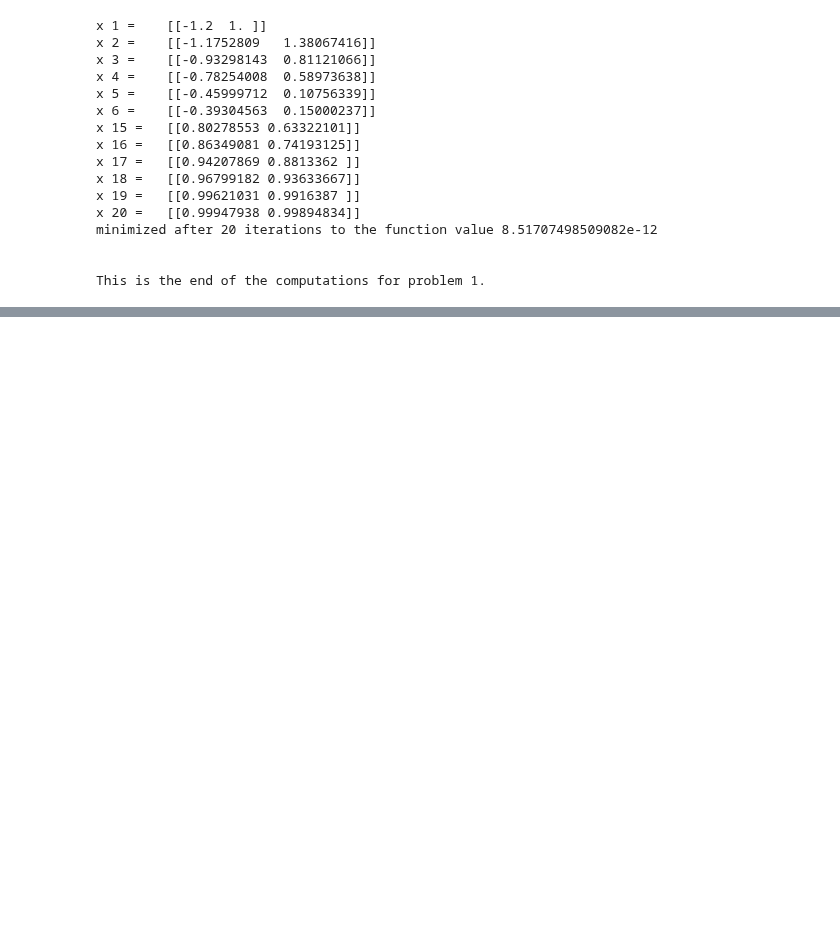
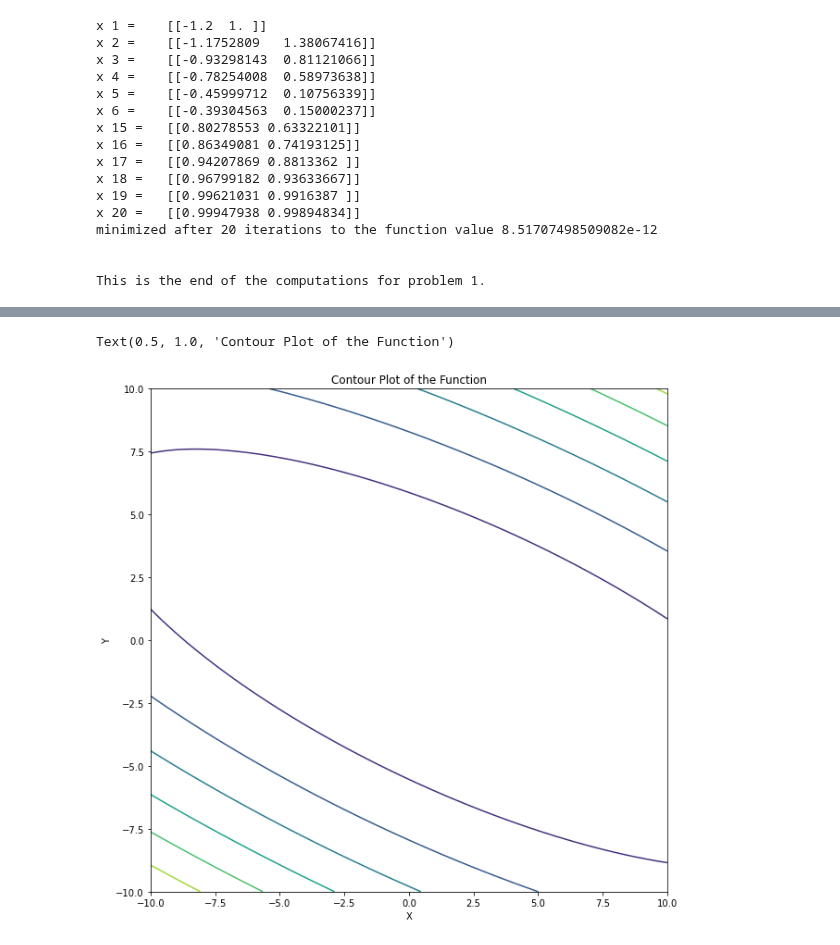
Before and after one commit to CalculusLord/Optimization, a Jupyter notebook: Assignment 1.ipynb, the cells around one changed output, grey strips where cells are left out. Cells and saved outputs as stored; diff of their text form; code cells hidden in the pictures; blank space fills up the shorter version.

```diff
--- a/Assignment 1.ipynb
+++ b/Assignment 1.ipynb
@@ -178,0 +435,18 @@ This is the end of the computations for problem 1.
+# %%
+def f(x,y):
+    return (5-5*x-2*y+2*x**2+5*x*y+6*y**2)
+
+xlist = np.linspace(-10,10,100)
+ylist = np.linspace(-10,10,100)
+X, Y = np.meshgrid(xlist, ylist)
+
+Z = f(X,Y)
+
+plt.figure(figsize=(10,10))
+plt.contour(X,Y,Z)
+plt.xlabel('X')
+plt.ylabel('Y')
+plt.title('Contour Plot of the Function')
+# %% [output]
+Text(0.5, 1.0, 'Contour Plot of the Function')
+[figure, added]
```
Also changed, not shown: parts of 19 cells of this notebook, 1 other file.
